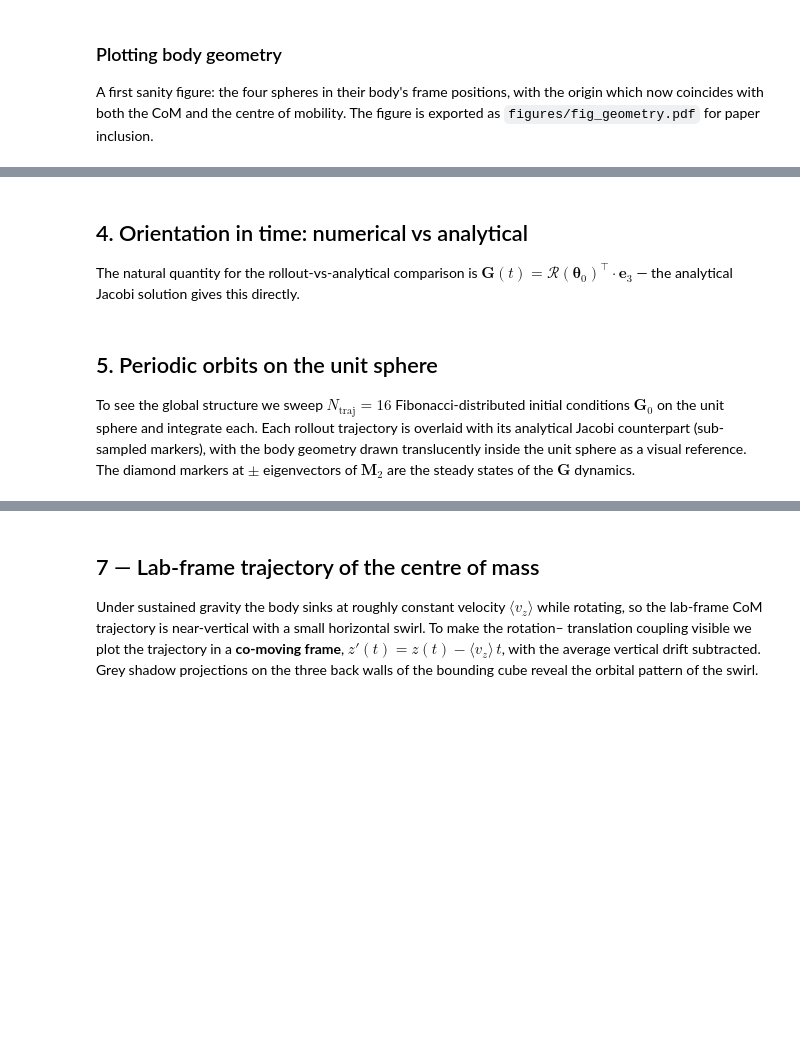
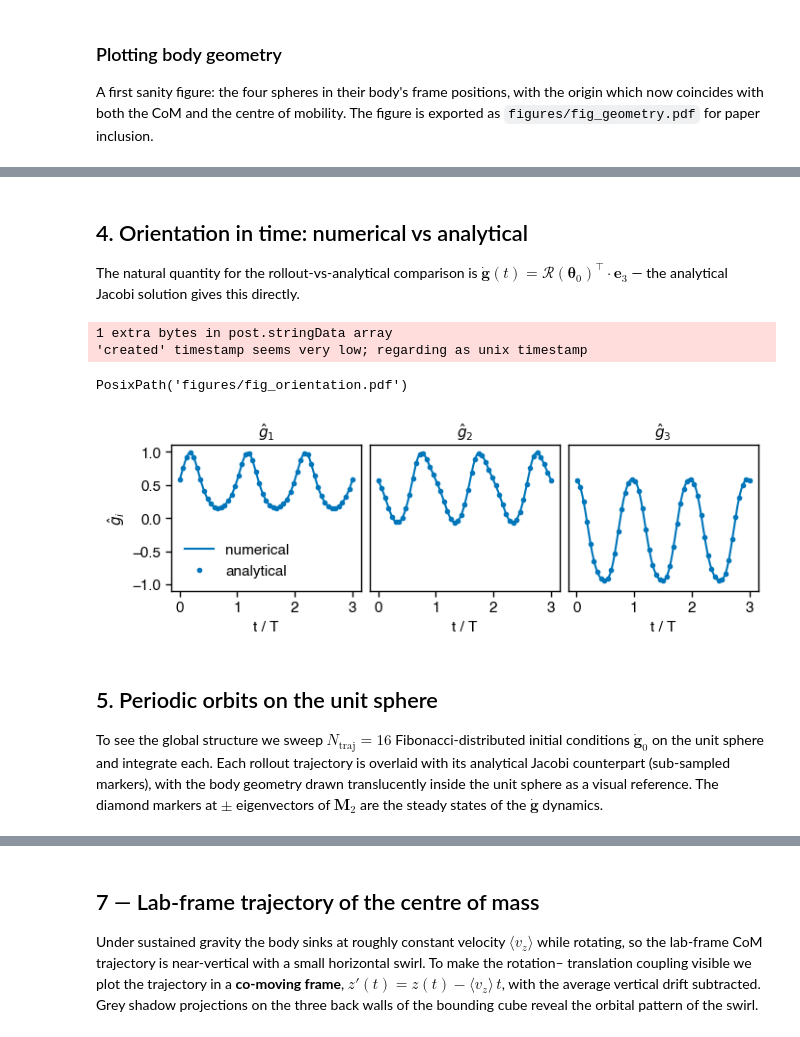
Before and after one commit to C0PEP0D/SoftMobility, a Jupyter notebook: softmobility/examples/01_sinking_rigid_body.ipynb, the cells around one changed output, grey strips where cells are left out. Drawn from its saved outputs; the diff is of its cells as text; code cells hidden in the pictures; blank space fills up the shorter version.

```diff
--- a/softmobility/examples/01_sinking_rigid_body.ipynb
+++ b/softmobility/examples/01_sinking_rigid_body.ipynb
@@ -319,7 +337,7 @@ print(f"max ‖G_rollout − G_analytical‖ = {err:.2e}")
 # %% [markdown]
 ## 4. Orientation in time: numerical vs analytical
 
-The natural quantity for the rollout-vs-analytical comparison is $\mathbf{G}(t) = \mathcal{R}(\boldsymbol{\theta}_0)^{\!\top}\cdot\mathbf{e}_3$ — the analytical Jacobi solution gives this directly.
+The natural quantity for the rollout-vs-analytical comparison is $\dot{\mathbf{g}}(t) = \mathcal{R}(\boldsymbol{\theta}_0)^{\!\top}\cdot\mathbf{e}_3$ — the analytical Jacobi solution gives this directly.
 # %%
 @jax.jit
 def Rs_from_rods(rods):
@@ -337,41 +355,46 @@ stride = max(1, len(ts) // 50)  # ~50 markers; bump 50 up/down to taste
 # Full-width 3-panel figure: G_1, G_2, G_3 with rollout (line) vs
 # analytical (sub-sampled markers).
 fig_ori, axes_ori = figstyle.subplots(size="full", aspect=658 / 220, ncols=3)
-labels = ("$G_1$", "$G_2$", "$G_3$")
+labels = ("$\hat{g}_1$", "$\hat{g}_2$", "$\hat{g}_3$")
 for r, comp in enumerate((0, 1, 2)):
     axes_ori[r].plot(
         ts / period,
         G_lib[keep, comp],
         color=figstyle.COLORS["blue"],
         linewidth=1.5,
         label="numerical" if r == 0 else None,
     )
     axes_ori[r].plot(
         ts[::stride] / period,
         G_ana[keep][::stride, comp],
         color=figstyle.COLORS["blue"],
         marker="o",
         linestyle="none",
         markersize=3,
         label="analytical" if r == 0 else None,
     )
     axes_ori[r].set_xlabel("t / T")
     axes_ori[r].set_xticks([0, 1, 2, 3])
     axes_ori[r].set_title(labels[r])
     axes_ori[r].set_ylim(-1.1, 1.1)
     axes_ori[r].set_yticks([])
 
 axes_ori[0].set_yticks([-1, -0.5, 0, 0.5, 1])
-axes_ori[0].set_ylabel("$G_i$")
+axes_ori[0].set_ylabel("$\hat{g}_i$")
 axes_ori[0].legend(loc="lower left", frameon=False)
 
 figstyle.save(fig_ori, "fig_orientation", figdir=FIGDIR)
+# %% [output]
+1 extra bytes in post.stringData array
+'created' timestamp seems very low; regarding as unix timestamp
+PosixPath('figures/fig_orientation.pdf')
+[figure, added]
 # %% [markdown]
 ## 5. Periodic orbits on the unit sphere
 
-To see the global structure we sweep $N_{\mathrm{traj}} = 16$ Fibonacci-distributed initial conditions $\mathbf{G}_0$ on the unit sphere and integrate each.
+To see the global structure we sweep $N_{\mathrm{traj}} = 16$ Fibonacci-distributed initial conditions $\dot{\mathbf{g}}_0$ on the unit sphere and integrate each.
 Each rollout trajectory is overlaid with its analytical Jacobi counterpart (sub-sampled markers), with the body geometry drawn translucently inside the unit sphere as a visual reference.
-The diamond markers at $\pm$ eigenvectors of $\boldsymbol{M}_2$ are the steady states of the $\mathbf{G}$ dynamics.
+The diamond markers at $\pm$ eigenvectors of $\boldsymbol{M}_2$ are the steady states of the $\dot{\mathbf{g}}$ dynamics.
 # %%
 N_TRAJ = 16
 golden = np.pi * (3 - np.sqrt(5))
```
Also changed, not shown: parts of 13 cells of this notebook, 15 other files.
